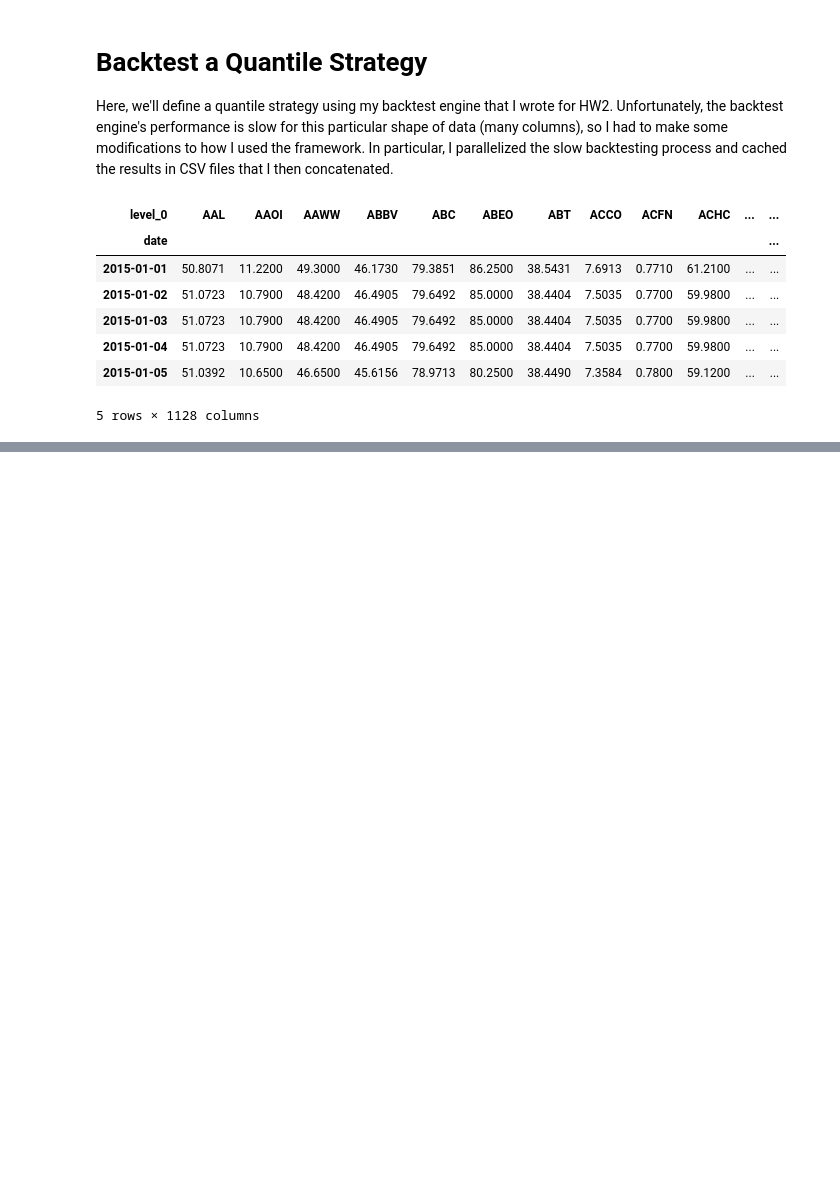
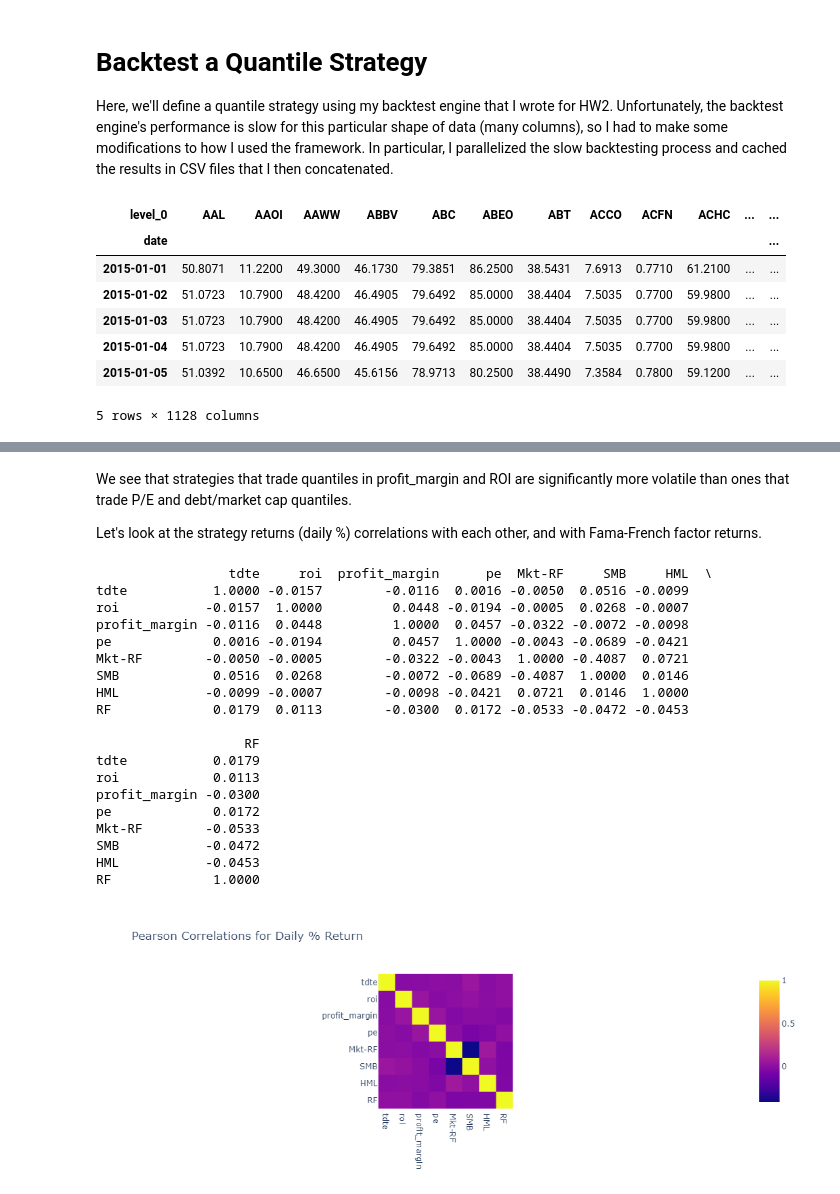
Before and after one commit to ethho/finm-33150, a Jupyter notebook: 20230126_hw3_ho_ethan_12350006.ipynb, the cells around one changed output, grey strips where cells are left out. Saved outputs shown, nothing was run; the diff lists cells and outputs as text; code cells hidden in the pictures; blank space fills up the shorter version.

```diff
--- a/20230126_hw3_ho_ethan_12350006.ipynb
+++ b/20230126_hw3_ho_ethan_12350006.ipynb
@@ -986,0 +1051,9 @@ unique_index_keys
+# %%
+!wget -O ff_factors.zip https://mba.tuck.dartmouth.edu/pages/faculty/ken.french/ftp/Developed_3_Factors_Daily_CSV.zip
+!unzip -o ff_factors.zip
+!head  Developed_3_Factors_Daily.csv
+
+ff = pd.read_csv('Developed_3_Factors_Daily.csv', header=2).rename(columns={'Unnamed: 0': 'date'})
+ff['date'] = pd.to_datetime(ff['date'], format='%Y%m%d')
+ff.set_index('date', inplace=True)
+ff.head()
@@ -986,0 +1136,32 @@ unique_index_keys
+# %% [markdown]
+We see that strategies that trade quantiles in profit_margin and ROI are significantly more volatile than ones that trade P/E and debt/market cap quantiles.
+
+Let's look at the strategy returns (daily %) correlations with each other, and with Fama-French factor returns.
+# %%
+print(daily_pct_returns.corr())
+px.imshow(
+    daily_pct_returns.corr(),
+    title='Pearson Correlations for Daily % Return',
+    height=400, width=600,
+)
+# %% [output]
+                 tdte     roi  profit_margin      pe  Mkt-RF     SMB     HML  \
+tdte           1.0000 -0.0157        -0.0116  0.0016 -0.0050  0.0516 -0.0099
+roi           -0.0157  1.0000         0.0448 -0.0194 -0.0005  0.0268 -0.0007
+profit_margin -0.0116  0.0448         1.0000  0.0457 -0.0322 -0.0072 -0.0098
+pe             0.0016 -0.0194         0.0457  1.0000 -0.0043 -0.0689 -0.0421
+Mkt-RF        -0.0050 -0.0005        -0.0322 -0.0043  1.0000 -0.4087  0.0721
+SMB            0.0516  0.0268        -0.0072 -0.0689 -0.4087  1.0000  0.0146
+HML           -0.0099 -0.0007        -0.0098 -0.0421  0.0721  0.0146  1.0000
+RF             0.0179  0.0113        -0.0300  0.0172 -0.0533 -0.0472 -0.0453
+
+                   RF
+tdte           0.0179
+roi            0.0113
+profit_margin -0.0300
+pe             0.0172
+Mkt-RF        -0.0533
+SMB           -0.0472
+HML           -0.0453
+RF             1.0000
+[figure, added]
```
Also changed, not shown: parts of 32 cells of this notebook.
